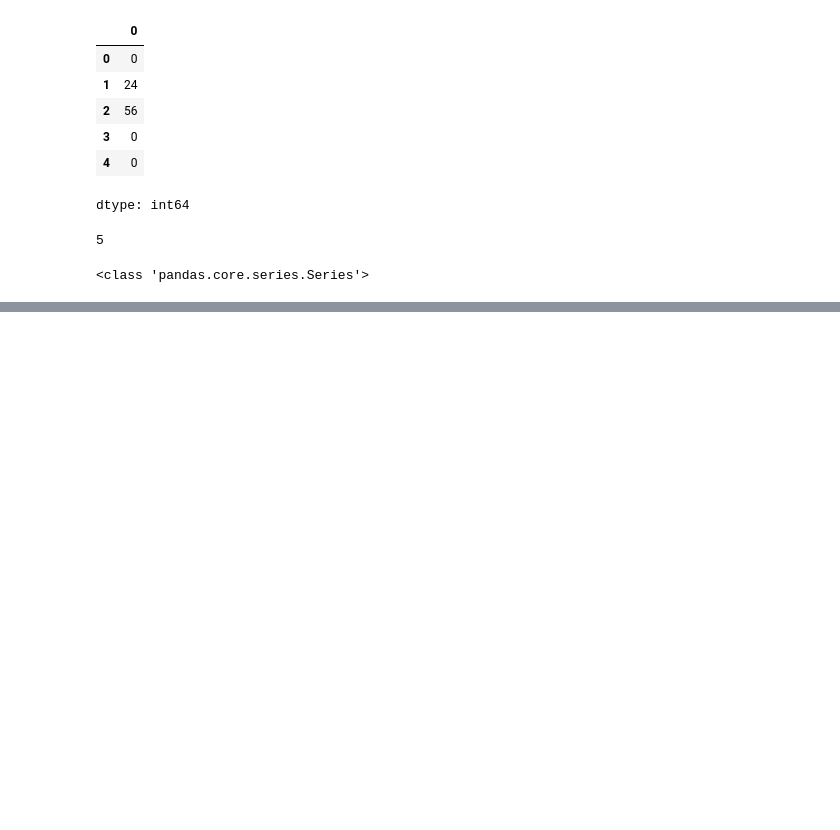
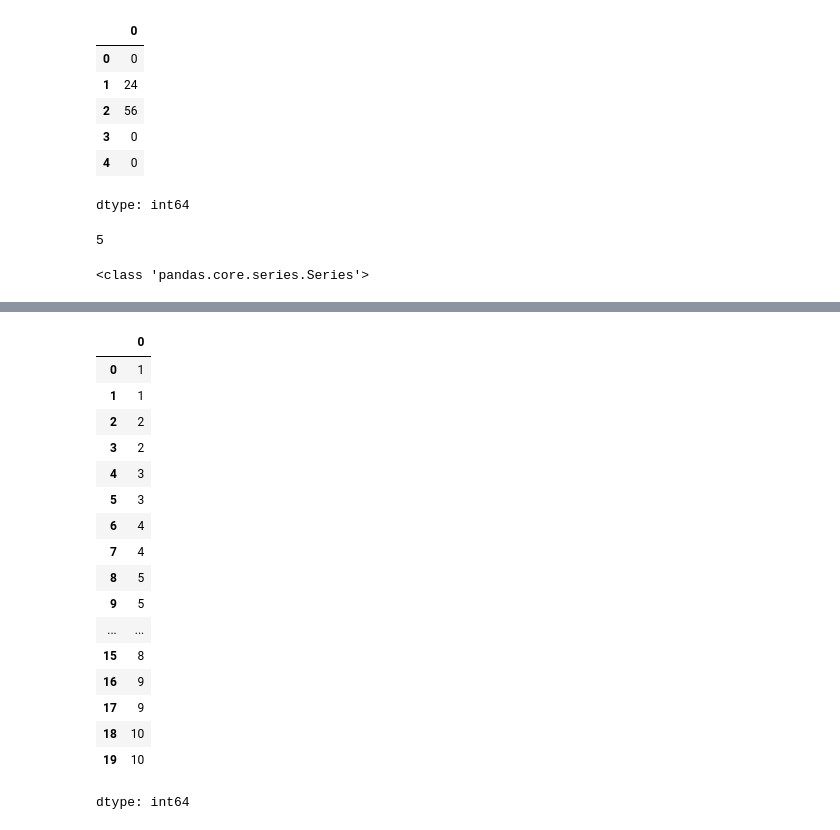
Before and after one commit to NehalPisalkar/Nehal2025, a Jupyter notebook: (BASICS_OF_PANDAS)2.ipynb, the cells around one changed output, grey strips where cells are left out. Cells and saved outputs as stored; diff of their text form; code cells hidden in the pictures; blank space fills up the shorter version.

```diff
--- a/(BASICS_OF_PANDAS)2.ipynb
+++ b/(BASICS_OF_PANDAS)2.ipynb
@@ -267,0 +373,21 @@ print(type(runs_ser))
+# %%
+temp
+# %% [output]
+|  | 0 |
+| 0 | 1 |
+| 1 | 1 |
+| 2 | 2 |
+| 3 | 2 |
+| 4 | 3 |
+| 5 | 3 |
+| 6 | 4 |
+| 7 | 4 |
+| 8 | 5 |
+| 9 | 5 |
+| ... | ... |
+| 15 | 8 |
+| 16 | 9 |
+| 17 | 9 |
+| 18 | 10 |
+| 19 | 10 |
+dtype: int64
```
Also changed, not shown: parts of 18 cells of this notebook.
